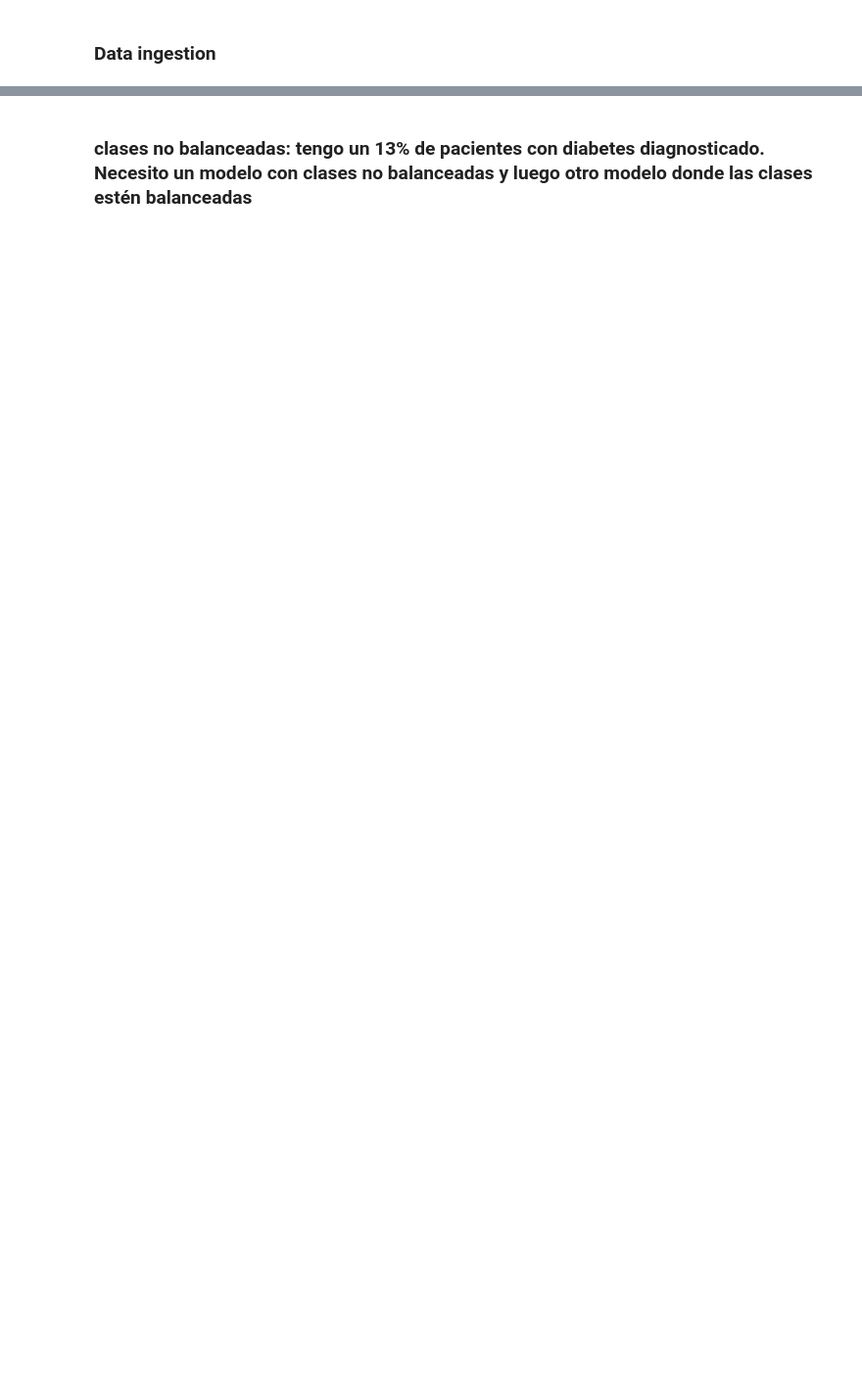
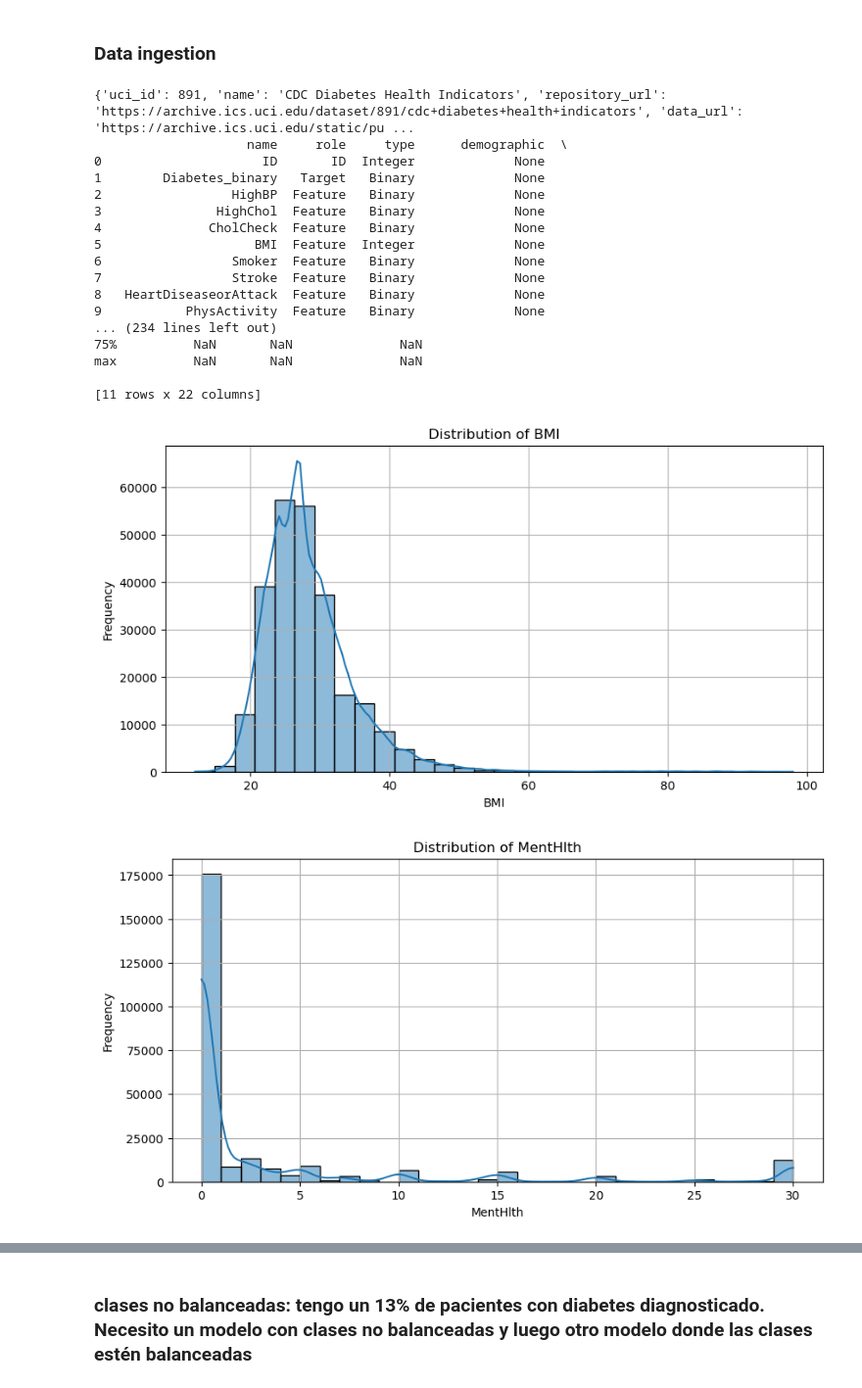
Before and after one commit to a-bautista/mlops_basics, a Jupyter notebook: notebooks/MLOps_Fase1_modelos_ajustes.ipynb, the cells around one changed output, grey strips where cells are left out. Shown at 98% size. Saved outputs shown, nothing was run; the diff lists cells and outputs as text; code cells hidden in the pictures; blank space fills up the shorter version.

Commit message:
Pipelines hasta data split

```diff
--- a/notebooks/MLOps_Fase1_modelos_ajustes.ipynb
+++ b/notebooks/MLOps_Fase1_modelos_ajustes.ipynb
@@ -246,10 +244,10 @@ class function_fase_1:
             print(data[['BMI', 'MentHlth', 'PhysHlth']])
             return data
 
-    class apply_PCA:
+    class process_apply_PCA:
         def __init__(self,data):
             self.data=data
-            self.apply_PCA(data)
+            self.final_df=self.apply_PCA(data)
 
         def apply_PCA(self,data):
 
@@ -305,10 +303,31 @@ class function_fase_1:
 # %%
 cdc_diabetes_health_indicators=fetch_ucirepo(id=891)
 main_function=function_fase_1()
 loading_data=main_function.load_data(cdc_diabetes_health_indicators)
 data,filepath=loading_data.data,loading_data.filepath
 exploration=main_function.explore_data(data,filepath)
 visualization=main_function.plot_graph(data)
 transformation_type=main_function.transformation_type(data)
 transformation=main_function.transformation(data)
-application_PCA=main_function.apply_PCA(data)
+application_PCA=main_function.process_apply_PCA(data)
+final_df=application_PCA.final_df
+# %% [output]
+{'uci_id': 891, 'name': 'CDC Diabetes Health Indicators', 'repository_url': 'https://archive.ics.uci.edu/dataset/891/cdc+diabetes+health+indicators', 'data_url': 'https://archive.ics.uci.edu/static/pu ...
+                    name     role     type      demographic  \
+0                     ID       ID  Integer             None
+1        Diabetes_binary   Target   Binary             None
+2                 HighBP  Feature   Binary             None
+3               HighChol  Feature   Binary             None
+4              CholCheck  Feature   Binary             None
+5                    BMI  Feature  Integer             None
+6                 Smoker  Feature   Binary             None
+7                 Stroke  Feature   Binary             None
+8   HeartDiseaseorAttack  Feature   Binary             None
+9           PhysActivity  Feature   Binary             None
+... (234 lines left out)
+75%          NaN       NaN              NaN
+max          NaN       NaN              NaN
+
+[11 rows x 22 columns]
+[figure, added]
+[figure, added]
```
Also changed, not shown: parts of 9 cells of this notebook, 7 other files.
